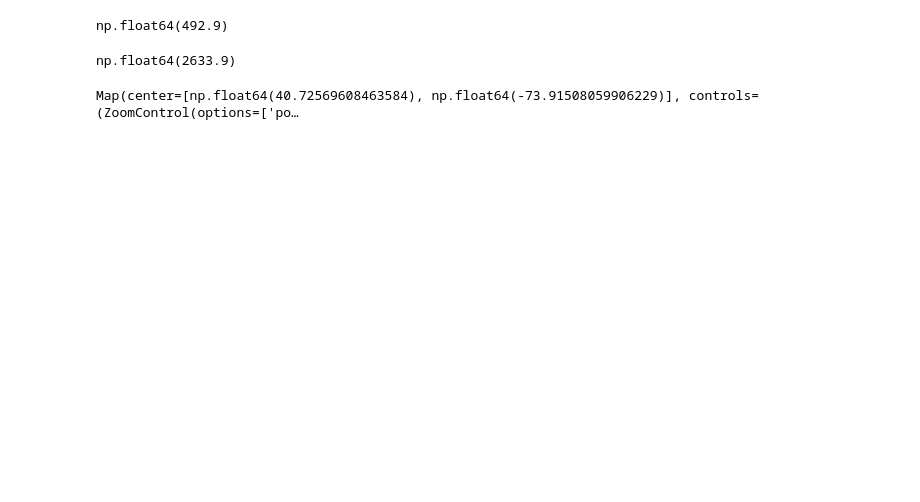
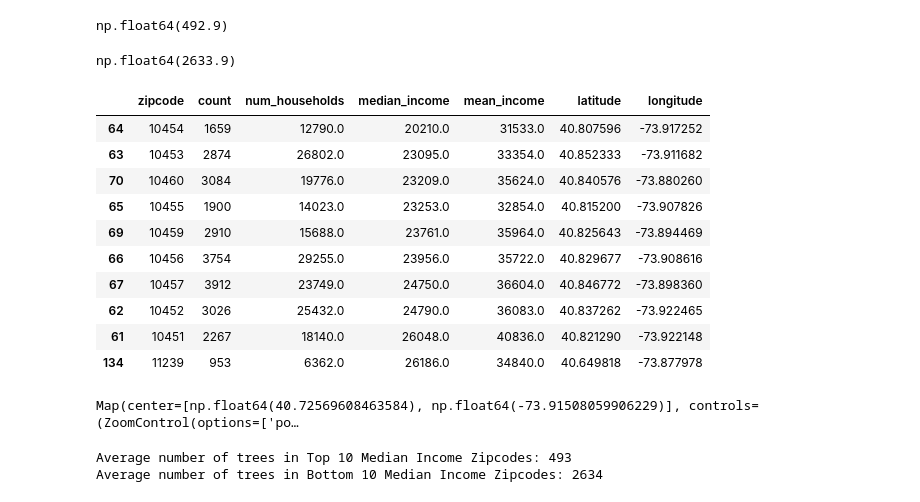
Before and after one commit to matthewtomalley/NYC-Trees-and-Income, a Jupyter notebook: eda.ipynb, the cells around one changed output. Cells and saved outputs as stored; diff of their text form; code cells hidden in the pictures; blank space fills up the shorter version.

```diff
--- a/eda.ipynb
+++ b/eda.ipynb
@@ -688,5 +638,0 @@ zips.head()
-# %%
-# Creating trees per household column
-
-zips['trees_per_house'] = zips['count'] / zips['num_households']
-zips.head()
@@ -745 +701,15 @@ avg_long = zips['longitude'].mean()
+# %%
+bottom_10_median
+# %% [output]
+|  | zipcode | count | num_households | median_income | mean_income | latitude | longitude |
+| 64 | 10454 | 1659 | 12790.0 | 20210.0 | 31533.0 | 40.807596 | -73.917252 |
+| 63 | 10453 | 2874 | 26802.0 | 23095.0 | 33354.0 | 40.852333 | -73.911682 |
+| 70 | 10460 | 3084 | 19776.0 | 23209.0 | 35624.0 | 40.840576 | -73.880260 |
+| 65 | 10455 | 1900 | 14023.0 | 23253.0 | 32854.0 | 40.815200 | -73.907826 |
+| 69 | 10459 | 2910 | 15688.0 | 23761.0 | 35964.0 | 40.825643 | -73.894469 |
+| 66 | 10456 | 3754 | 29255.0 | 23956.0 | 35722.0 | 40.829677 | -73.908616 |
+| 67 | 10457 | 3912 | 23749.0 | 24750.0 | 36604.0 | 40.846772 | -73.898360 |
+| 62 | 10452 | 3026 | 25432.0 | 24790.0 | 36083.0 | 40.837262 | -73.922465 |
+| 61 | 10451 | 2267 | 18140.0 | 26048.0 | 40836.0 | 40.821290 | -73.922148 |
+| 134 | 11239 | 953 | 6362.0 | 26186.0 | 34840.0 | 40.649818 | -73.877978 |
 # %%
@@ -761,3 +744,9 @@ for lat, lon in low:
 map
 # %% [output]
 Map(center=[np.float64(40.72569608463584), np.float64(-73.91508059906229)], controls=(ZoomControl(options=['po…
+# %%
+print(f"Average number of trees in Top 10 Median Income Zipcodes: {round(top_10_median['count'].mean())}")
+print(f"Average number of trees in Bottom 10 Median Income Zipcodes: {round(bottom_10_median['count'].mean())}")
+# %% [output]
+Average number of trees in Top 10 Median Income Zipcodes: 493
+Average number of trees in Bottom 10 Median Income Zipcodes: 2634
```
Also changed, not shown: parts of 22 cells of this notebook.
